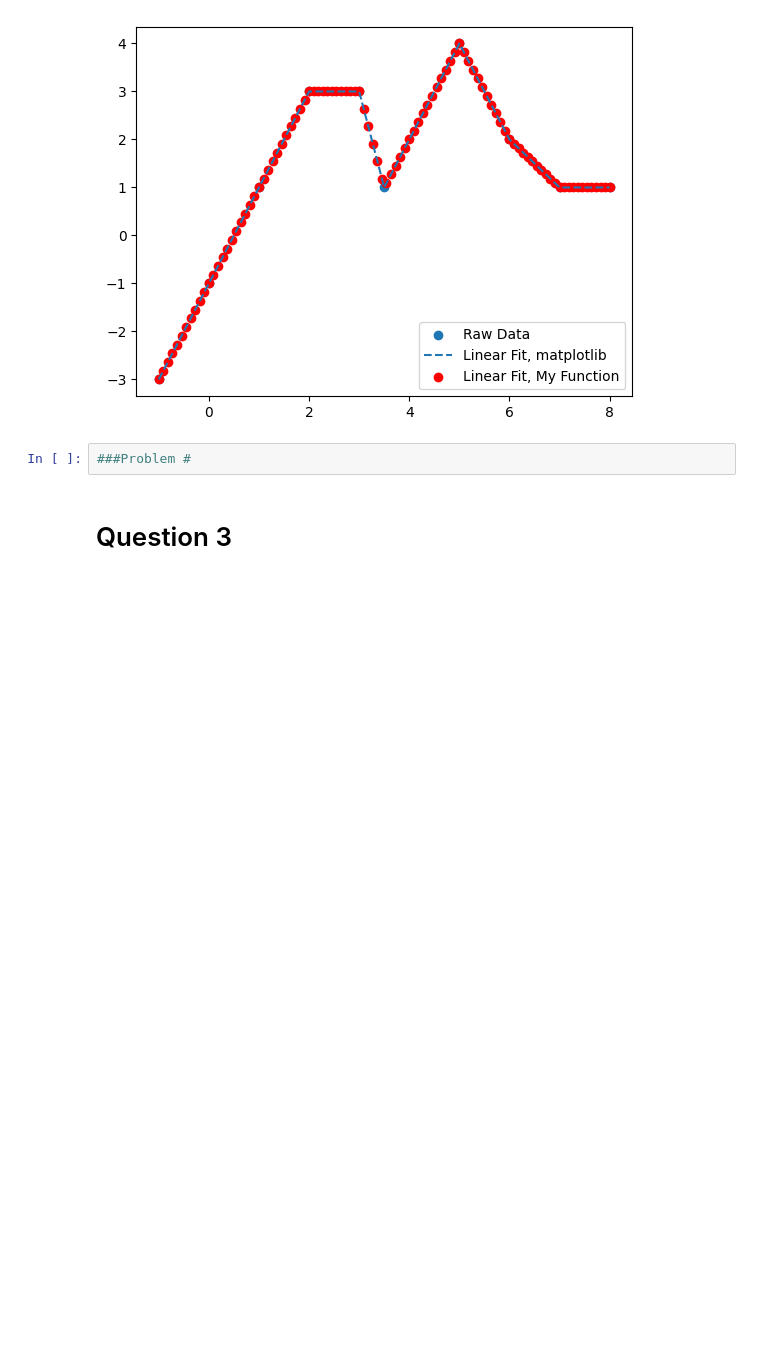
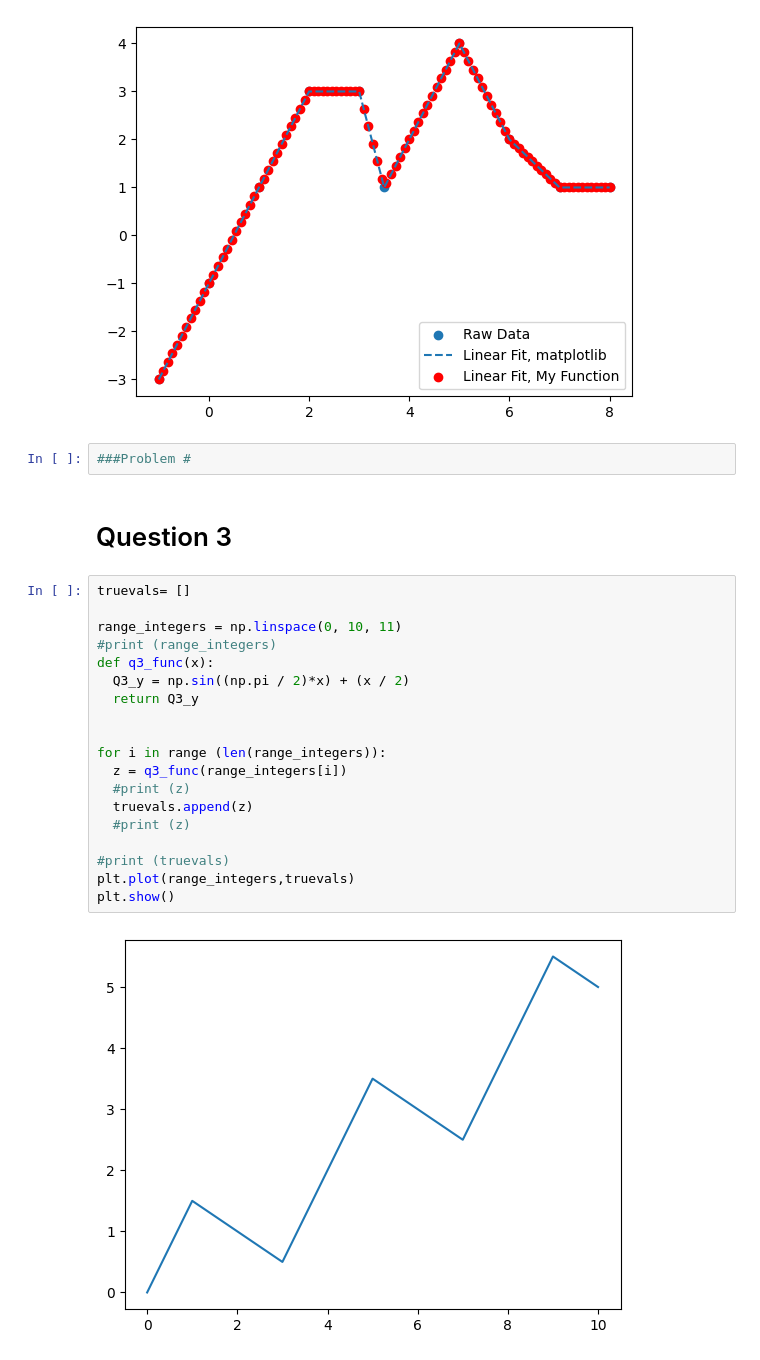
Before and after one commit to Astro-CMalhas/Computational-Astronomy, a Jupyter notebook: HW_01.ipynb, the cells around one changed output. Drawn from its saved outputs; the diff is of its cells as text; blank space fills up the shorter version.

```diff
--- a/HW_01.ipynb
+++ b/HW_01.ipynb
@@ -88,3 +88,24 @@ plt.show()
 ###Problem #
 # %% [markdown]
 # Question 3
+# %%
+truevals= []
+
+range_integers = np.linspace(0, 10, 11)
+#print (range_integers)
+def q3_func(x):
+  Q3_y = np.sin((np.pi / 2)*x) + (x / 2)
+  return Q3_y
+
+
+for i in range (len(range_integers)):
+  z = q3_func(range_integers[i])
+  #print (z)
+  truevals.append(z)
+  #print (z)
+
+#print (truevals)
+plt.plot(range_integers,truevals)
+plt.show()
+# %% [output]
+[figure, added]
```
